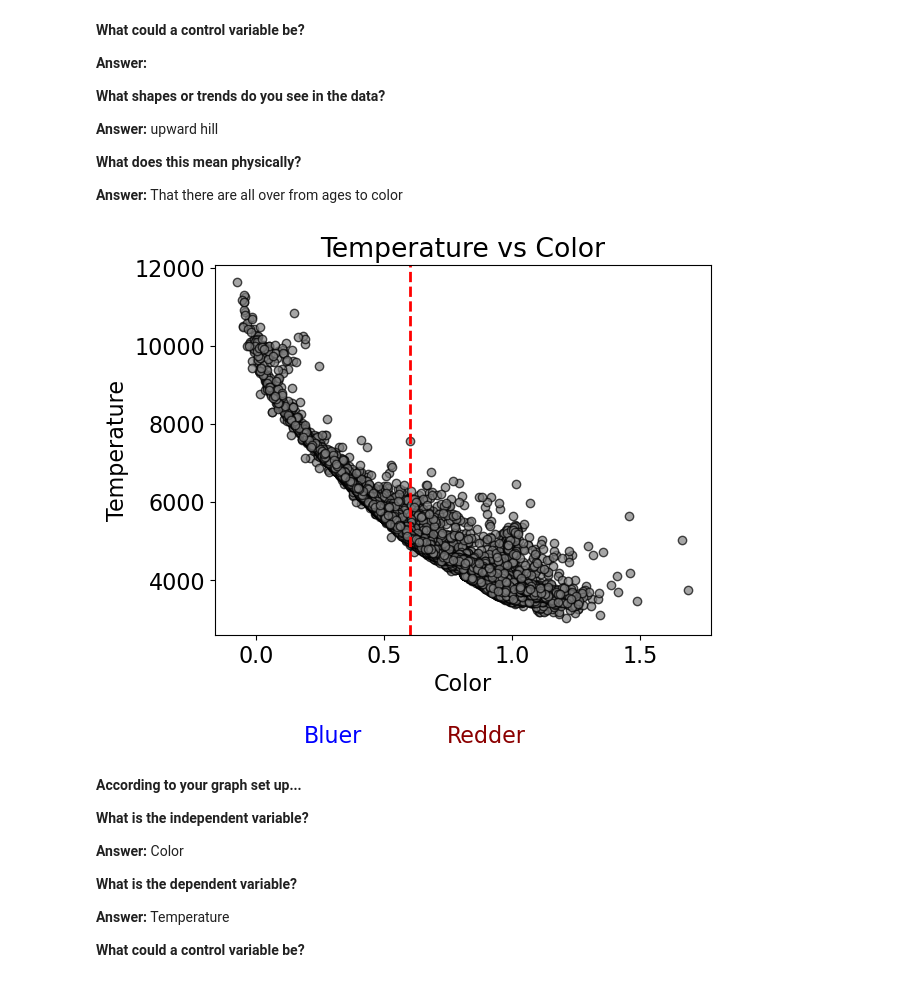
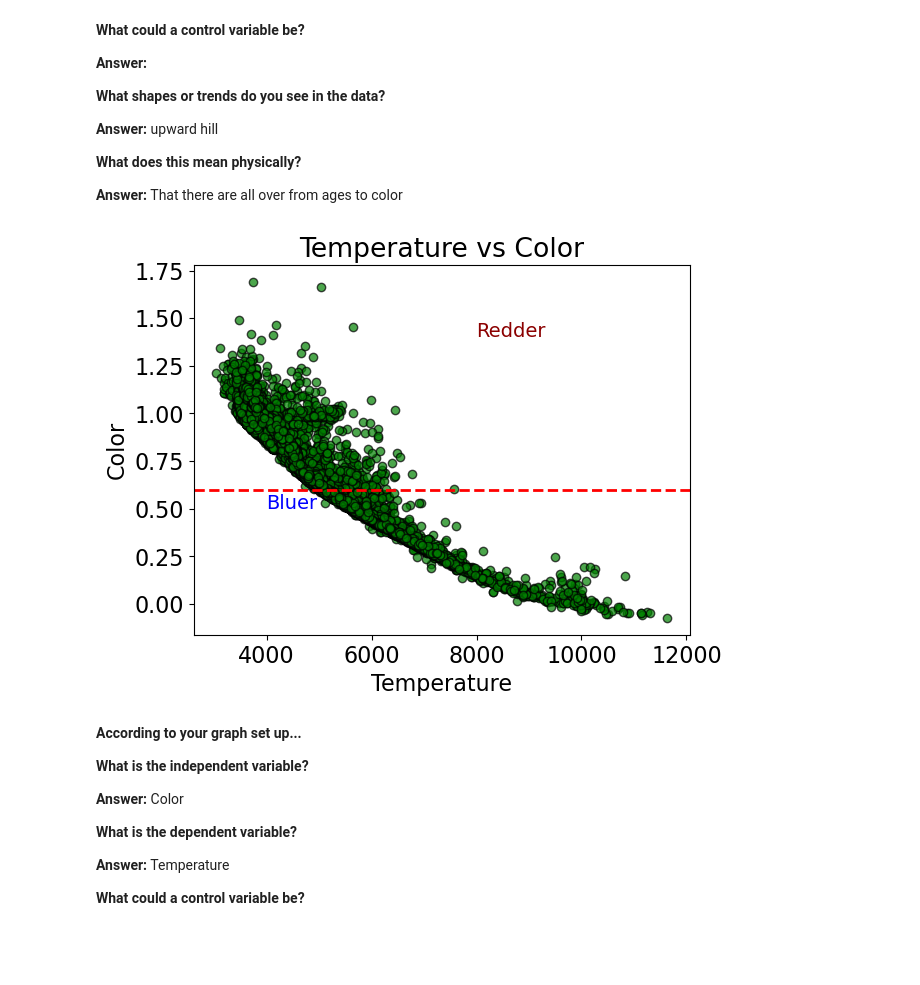
Before and after one commit to Op173/CFR-2025, a Jupyter notebook: Astro/Blank/2 - Stars Pt3.ipynb, the cells around one changed output. Saved outputs shown, nothing was run; the diff lists cells and outputs as text; code cells hidden in the pictures; blank space fills up the shorter version.

```diff
--- a/Astro/Blank/2 - Stars Pt3.ipynb
+++ b/Astro/Blank/2 - Stars Pt3.ipynb
@@ -295,27 +297,26 @@ plt.show()
 # %%
 #2) color vs temperature scatter plot with redder and bluer labels at the division you used above
 
 
 import matplotlib.pyplot as plt
 import numpy as np
 
 # Create scatter plot
-plt.scatter(color, temperature, c='gray', alpha=0.7, edgecolor='k')
-plt.axvline(x=0.6, color='red', linestyle='--', linewidth=2)
+plt.scatter(temperature, color, c='green', alpha=0.7, edgecolor='k')
+plt.axhline(0.6, color='red', linestyle='--', linewidth=2)
 
 # Add labels
-y_middle = (min(age) + max(age)) / 2
-plt.text(0.30, y_middle, 'Bluer', ha='center', va='center', color='blue', fontsize=16)
-plt.text(0.90, y_middle, 'Redder', ha='center', va='center', color='darkred', fontsize=16)
+plt.text(4000,0.5, 'Bluer', color='blue', fontsize=14)
+plt.text(8000,1.4, 'Redder', color='darkred', fontsize=14)
 
 # Axis labels and title
-plt.xlabel('Color')
-plt.ylabel('Temperature')
+plt.xlabel('Temperature')
+plt.ylabel('Color')
 plt.title('Temperature vs Color')
 
 plt.show()
 # %% [output]
-[figure, old version]
+[figure, new version]
 # %% [markdown]
 **According to your graph set up...**
 
```
Also changed, not shown: parts of 3 cells of this notebook.
